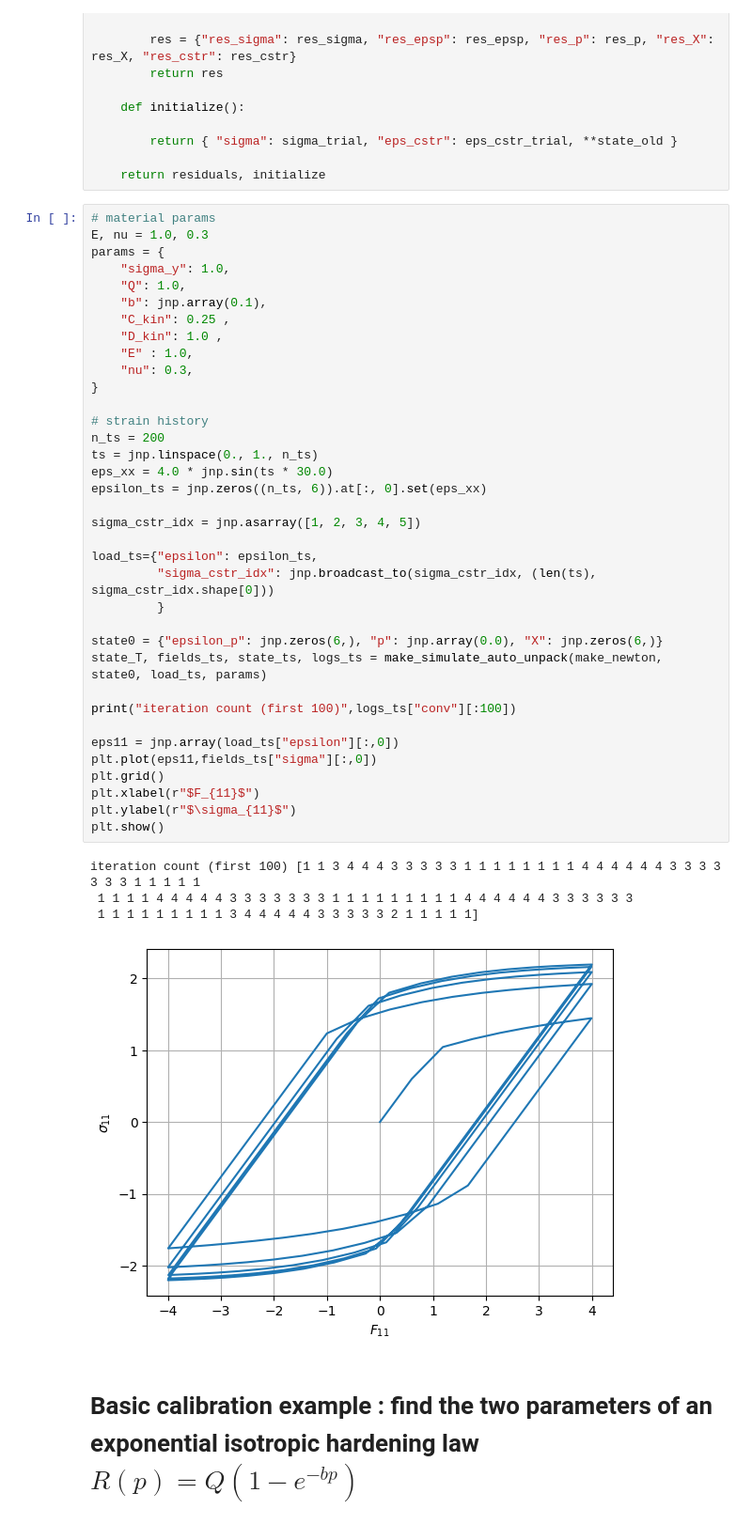
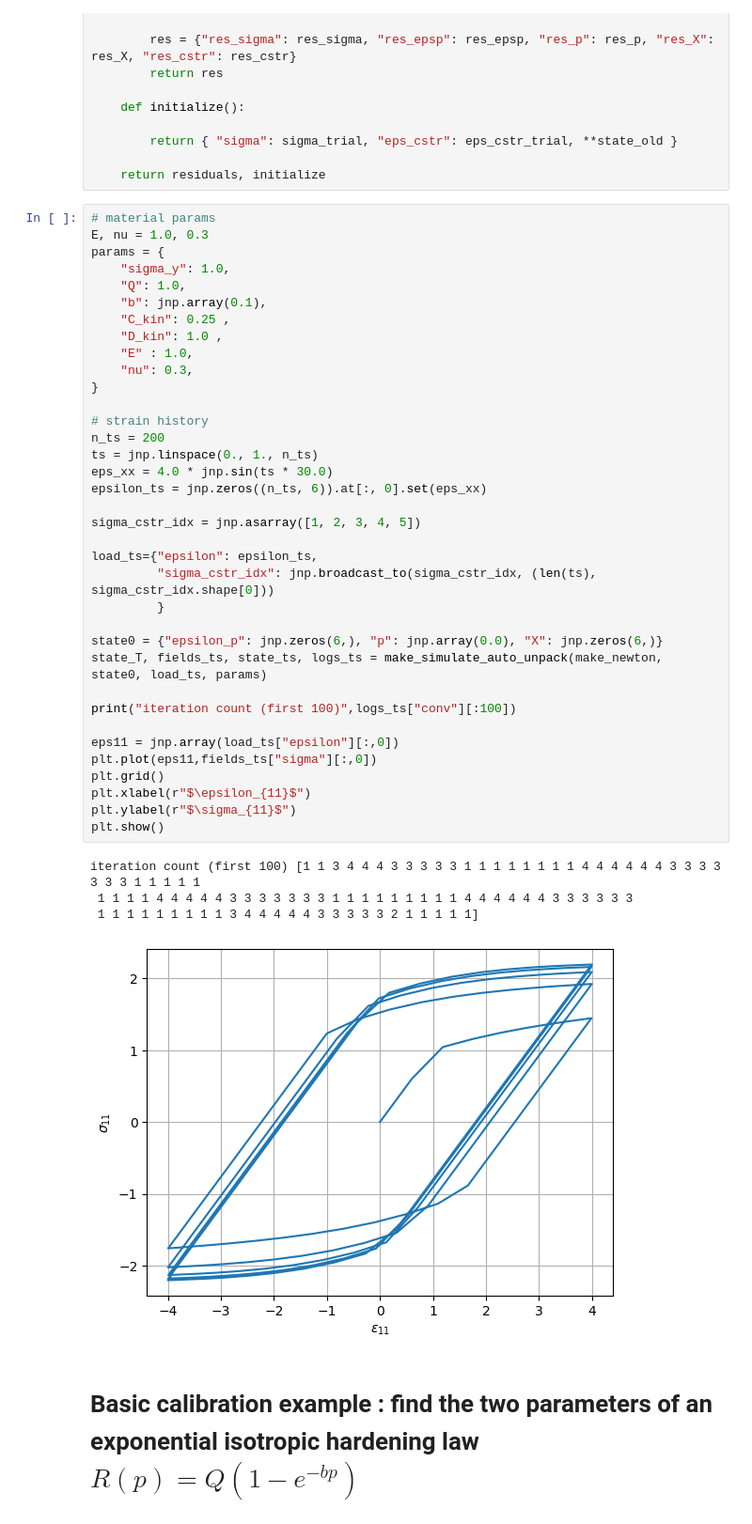
Before and after one commit to kerfriden/jaxdentify, a Jupyter notebook: demo.ipynb, the cells around one changed output. Shown at 94% size. Drawn from its saved outputs; the diff is of its cells as text.

```diff
--- a/demo.ipynb
+++ b/demo.ipynb
@@ -385,35 +526,35 @@ params = {
     "E" : 1.0,
     "nu": 0.3,
 }
 
 # strain history
 n_ts = 200
 ts = jnp.linspace(0., 1., n_ts)
 eps_xx = 4.0 * jnp.sin(ts * 30.0)
 epsilon_ts = jnp.zeros((n_ts, 6)).at[:, 0].set(eps_xx)
 
 sigma_cstr_idx = jnp.asarray([1, 2, 3, 4, 5])
 
 load_ts={"epsilon": epsilon_ts,
          "sigma_cstr_idx": jnp.broadcast_to(sigma_cstr_idx, (len(ts), sigma_cstr_idx.shape[0]))
          }
 
 state0 = {"epsilon_p": jnp.zeros(6,), "p": jnp.array(0.0), "X": jnp.zeros(6,)}
 state_T, fields_ts, state_ts, logs_ts = make_simulate_auto_unpack(make_newton, state0, load_ts, params)
 
 print("iteration count (first 100)",logs_ts["conv"][:100])
 
 eps11 = jnp.array(load_ts["epsilon"][:,0])
 plt.plot(eps11,fields_ts["sigma"][:,0])
 plt.grid()
-plt.xlabel(r"$F_{11}$")
+plt.xlabel(r"$\epsilon_{11}$")
 plt.ylabel(r"$\sigma_{11}$")
 plt.show()
 # %% [output]
 iteration count (first 100) [1 1 3 4 4 4 3 3 3 3 3 1 1 1 1 1 1 1 1 4 4 4 4 4 4 3 3 3 3 3 3 3 1 1 1 1 1
  1 1 1 1 4 4 4 4 4 3 3 3 3 3 3 3 1 1 1 1 1 1 1 1 1 4 4 4 4 4 4 3 3 3 3 3 3
  1 1 1 1 1 1 1 1 1 3 4 4 4 4 4 3 3 3 3 3 2 1 1 1 1 1]
-[figure, old version]
+[figure, new version]
 # %% [markdown]
 # Basic calibration example : find the two parameters of an exponential isotropic hardening law $R(p)=Q(1-e^{-bp})$
 # %%
```
Also changed, not shown: parts of 9 cells of this notebook, 7 other files.
